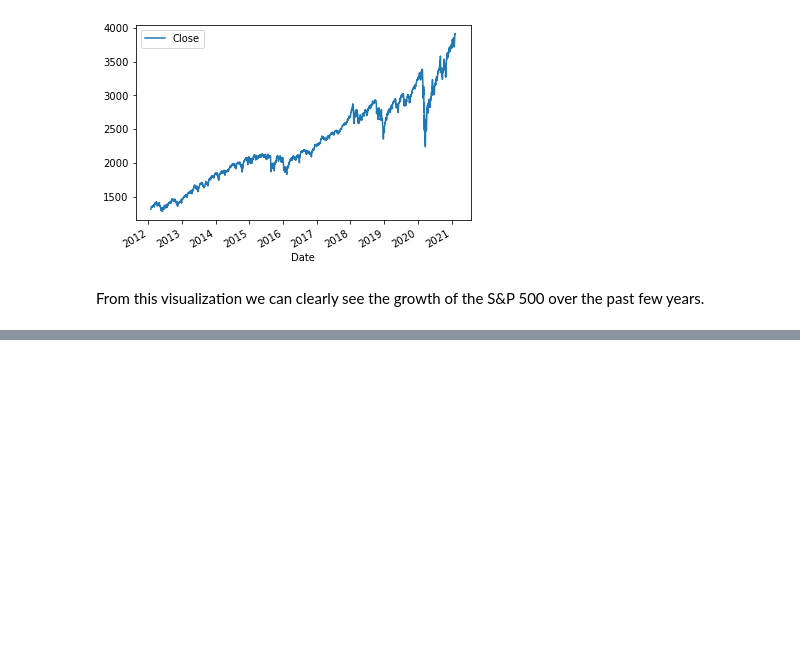
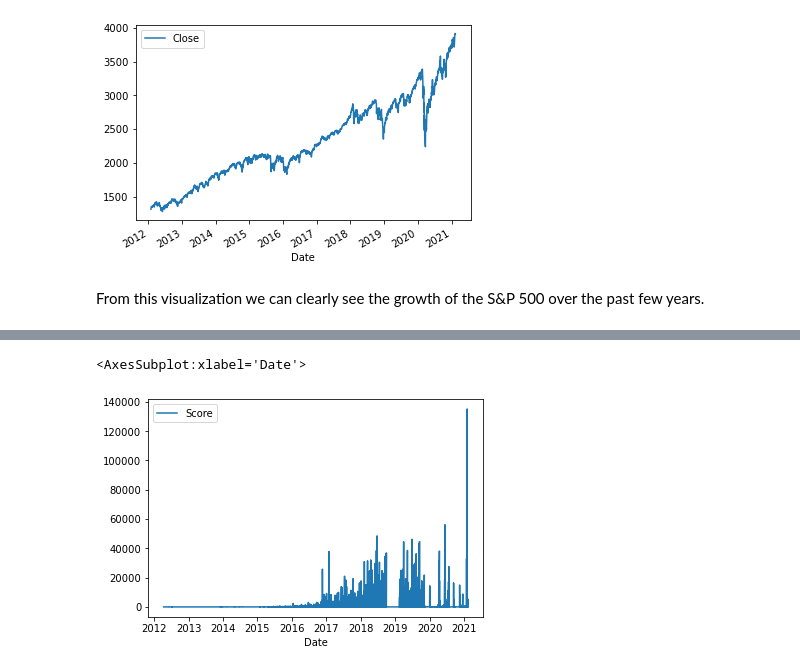
Before and after one commit to sjwfleet/COGS108_Project, a Jupyter notebook: EDACheckpoint_group082.ipynb, the cells around one changed output, grey strips where cells are left out. Saved outputs shown, nothing was run; the diff lists cells and outputs as text; code cells hidden in the pictures; blank space fills up the shorter version.

```diff
--- a/EDACheckpoint_group082.ipynb
+++ b/EDACheckpoint_group082.ipynb
@@ -250,0 +256,2 @@ out.to_csv('filteredout_2.csv')
+# %%
+filtered = pd.read_csv("filteredout_2.csv")
@@ -250,0 +276,6 @@ out.to_csv('filteredout_2.csv')
+# %%
+filtered['Date'] = pd.to_datetime(filtered['Time Created UTC'], unit='s').dt.date
+filtered = filtered.sort_values(by='Date')
+filtered = filtered.reset_index(drop=True)
+filtered = filtered.drop(filtered.columns[[0]], axis=1)
+filtered
@@ -279,0 +327,5 @@ At the end of this checkpoint, it should be clear that you know your data well.
+# %%
+filtered.plot(x='Date', y='Score')
+# %% [output]
+<AxesSubplot:xlabel='Date'>
+[figure, added]
```
Also changed, not shown: parts of 8 cells of this notebook.
